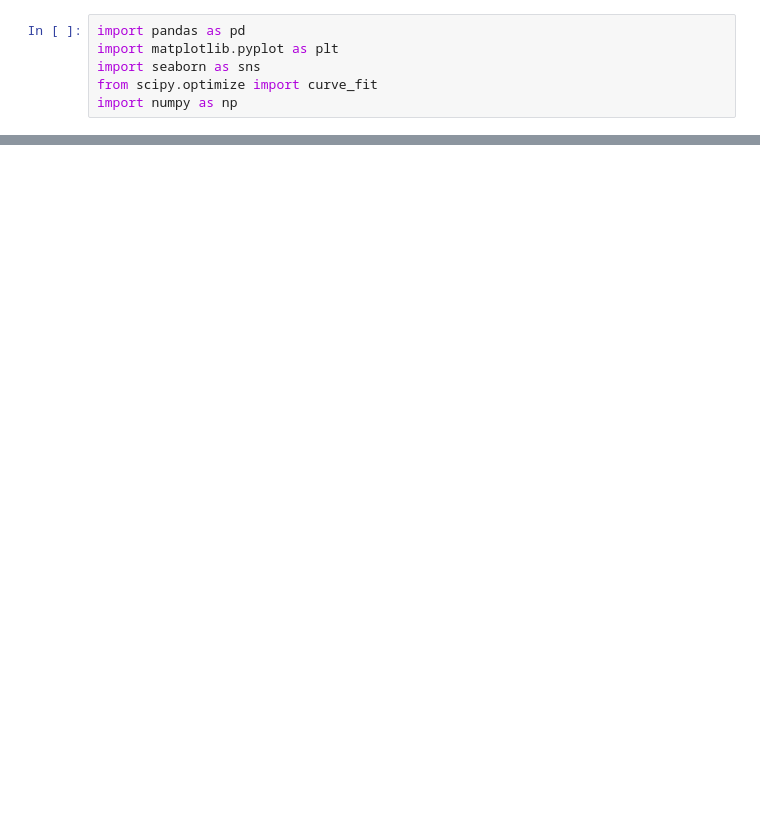
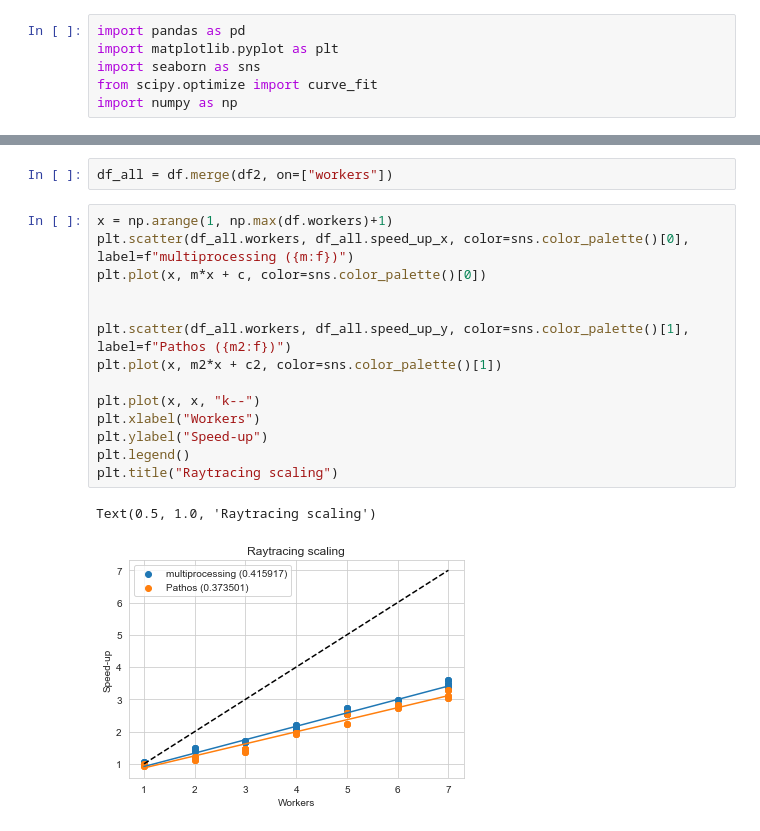
Before and after one commit to danieljfarrell/pvtrace, a Jupyter notebook: mp_check.ipynb, the cells around one changed output, grey strips where cells are left out. Drawn from its saved outputs; the diff is of its cells as text; blank space fills up the shorter version.

```diff
--- a/mp_check.ipynb
+++ b/mp_check.ipynb
@@ -41,0 +64,19 @@ df_ave
+# %%
+df_all = df.merge(df2, on=["workers"])
+# %%
+x = np.arange(1, np.max(df.workers)+1)
+plt.scatter(df_all.workers, df_all.speed_up_x, color=sns.color_palette()[0], label=f"multiprocessing ({m:f})")
+plt.plot(x, m*x + c, color=sns.color_palette()[0])
+
+
+plt.scatter(df_all.workers, df_all.speed_up_y, color=sns.color_palette()[1], label=f"Pathos ({m2:f})")
+plt.plot(x, m2*x + c2, color=sns.color_palette()[1])
+
+plt.plot(x, x, "k--")
+plt.xlabel("Workers")
+plt.ylabel("Speed-up")
+plt.legend()
+plt.title("Raytracing scaling")
+# %% [output]
+Text(0.5, 1.0, 'Raytracing scaling')
+[figure, added]
```
Also changed, not shown: parts of 3 cells of this notebook.
